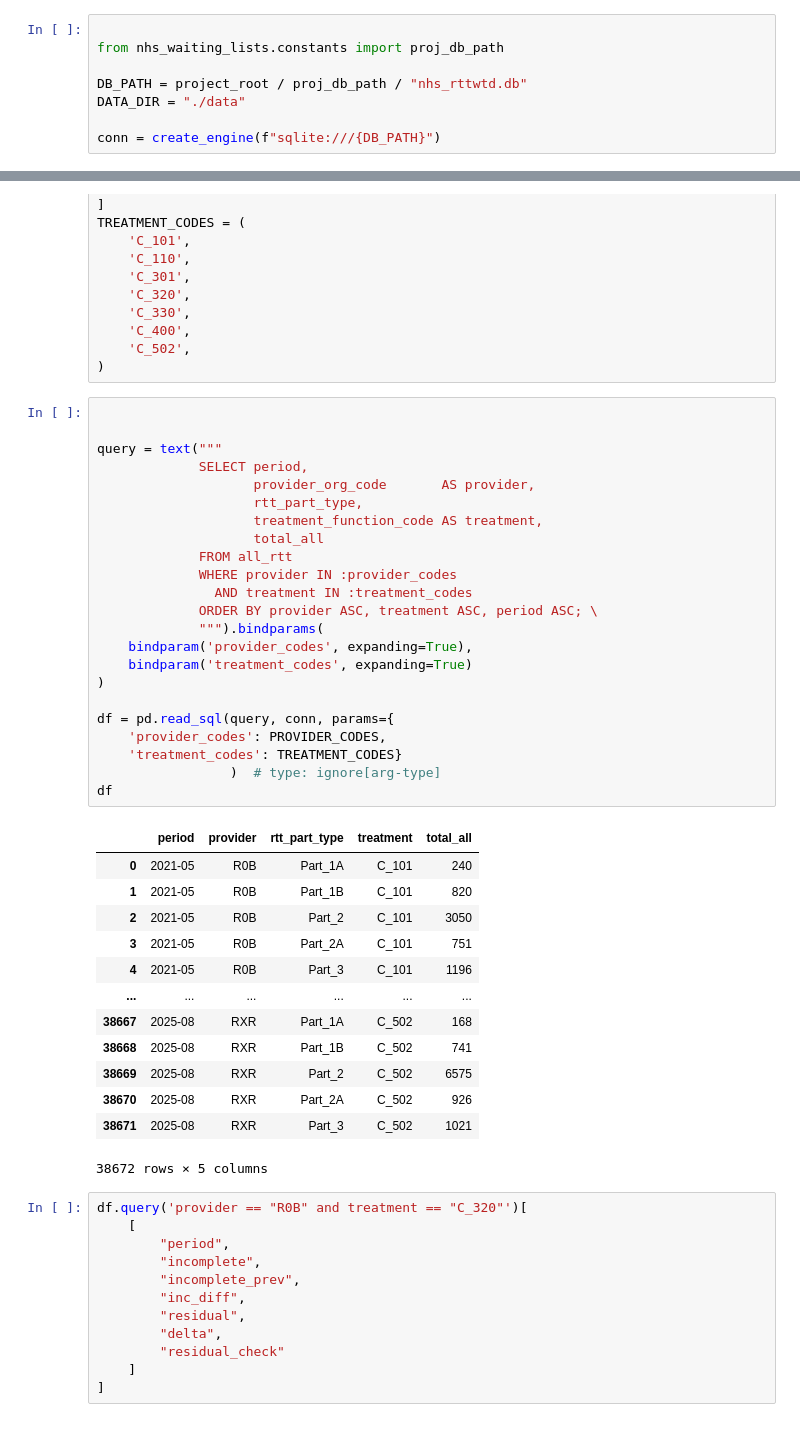
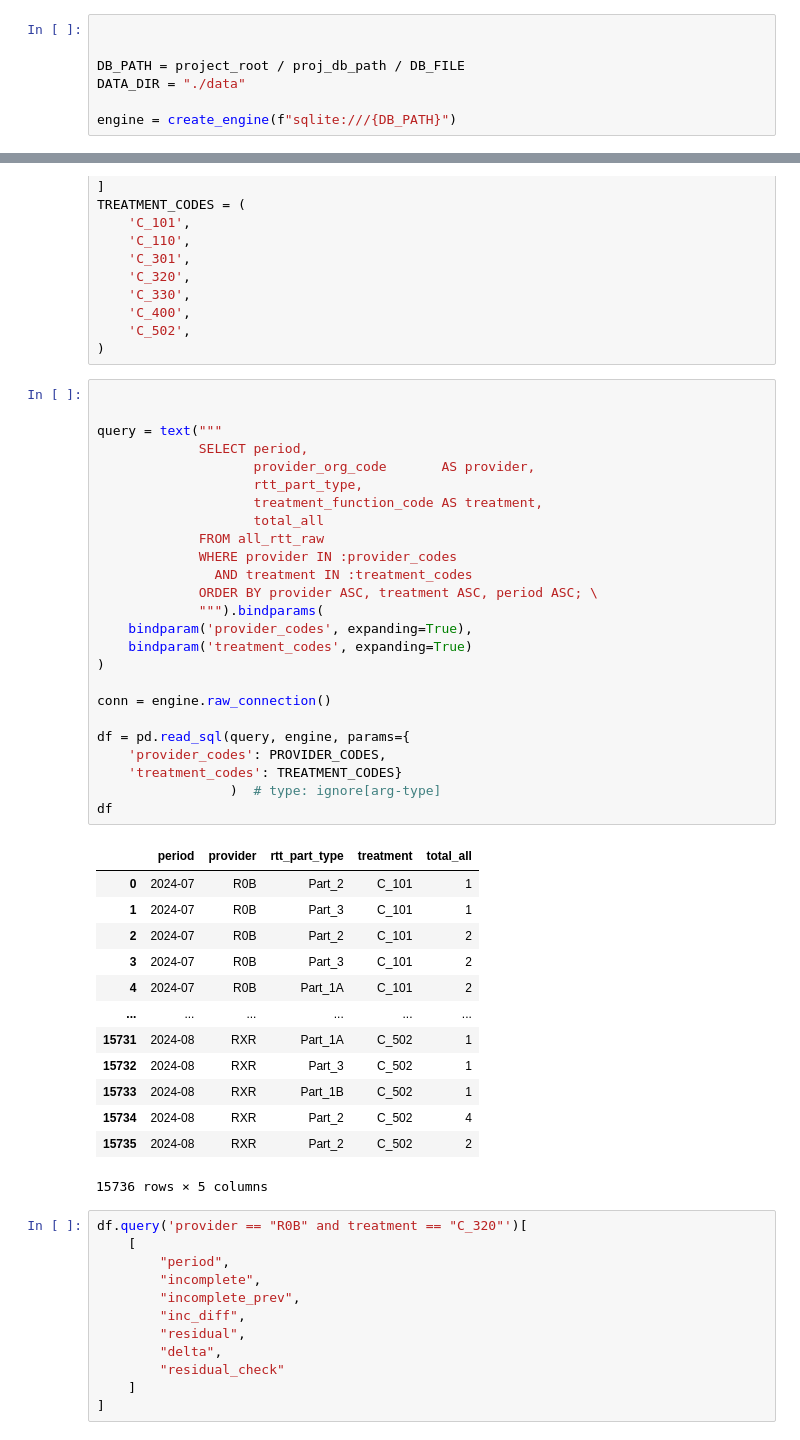
Before and after one commit to tolland/nhs-waiting-lists, a Jupyter notebook: notebooks/query_data_04.ipynb, the cells around one changed output, grey strips where cells are left out. Drawn from its saved outputs; the diff is of its cells as text.

```diff
--- a/notebooks/query_data_04.ipynb
+++ b/notebooks/query_data_04.ipynb
@@ -14,11 +16,10 @@ if str(project_root) not in sys.path:
 # %%
 
-from nhs_waiting_lists.constants import proj_db_path
 
-DB_PATH = project_root / proj_db_path / "nhs_rttwtd.db"
+DB_PATH = project_root / proj_db_path / DB_FILE
 DATA_DIR = "./data"
 
-conn = create_engine(f"sqlite:///{DB_PATH}")
+engine = create_engine(f"sqlite:///{DB_PATH}")
 # %%
 PROVIDER_CODES = [
     "R0B",
@@ -57,40 +58,42 @@ TREATMENT_CODES = (
 # %%
 
 
 query = text("""
              SELECT period,
                     provider_org_code       AS provider,
                     rtt_part_type,
                     treatment_function_code AS treatment,
                     total_all
-             FROM all_rtt
+             FROM all_rtt_raw
              WHERE provider IN :provider_codes
                AND treatment IN :treatment_codes
              ORDER BY provider ASC, treatment ASC, period ASC; \
              """).bindparams(
     bindparam('provider_codes', expanding=True),
     bindparam('treatment_codes', expanding=True)
 )
 
-df = pd.read_sql(query, conn, params={
+conn = engine.raw_connection()
+
+df = pd.read_sql(query, engine, params={
     'provider_codes': PROVIDER_CODES,
     'treatment_codes': TREATMENT_CODES}
                  )  # type: ignore[arg-type]
 df
 # %% [output]
 |  | period | provider | rtt_part_type | treatment | total_all |
-| 0 | 2021-05 | R0B | Part_1A | C_101 | 240 |
-| 1 | 2021-05 | R0B | Part_1B | C_101 | 820 |
-| 2 | 2021-05 | R0B | Part_2 | C_101 | 3050 |
-| 3 | 2021-05 | R0B | Part_2A | C_101 | 751 |
-| 4 | 2021-05 | R0B | Part_3 | C_101 | 1196 |
+| 0 | 2024-07 | R0B | Part_2 | C_101 | 1 |
+| 1 | 2024-07 | R0B | Part_3 | C_101 | 1 |
+| 2 | 2024-07 | R0B | Part_2 | C_101 | 2 |
+| 3 | 2024-07 | R0B | Part_3 | C_101 | 2 |
+| 4 | 2024-07 | R0B | Part_1A | C_101 | 2 |
 | ... | ... | ... | ... | ... | ... |
-| 38667 | 2025-08 | RXR | Part_1A | C_502 | 168 |
-| 38668 | 2025-08 | RXR | Part_1B | C_502 | 741 |
-| 38669 | 2025-08 | RXR | Part_2 | C_502 | 6575 |
-| 38670 | 2025-08 | RXR | Part_2A | C_502 | 926 |
-| 38671 | 2025-08 | RXR | Part_3 | C_502 | 1021 |
+| 15731 | 2024-08 | RXR | Part_1A | C_502 | 1 |
+| 15732 | 2024-08 | RXR | Part_3 | C_502 | 1 |
+| 15733 | 2024-08 | RXR | Part_1B | C_502 | 1 |
+| 15734 | 2024-08 | RXR | Part_2 | C_502 | 4 |
+| 15735 | 2024-08 | RXR | Part_2 | C_502 | 2 |
-38672 rows × 5 columns
+15736 rows × 5 columns
 # %%
 df.query('provider == "R0B" and treatment == "C_320"')[
     [
```
Also changed, not shown: parts of 1 cell of this notebook, 8 other files.
